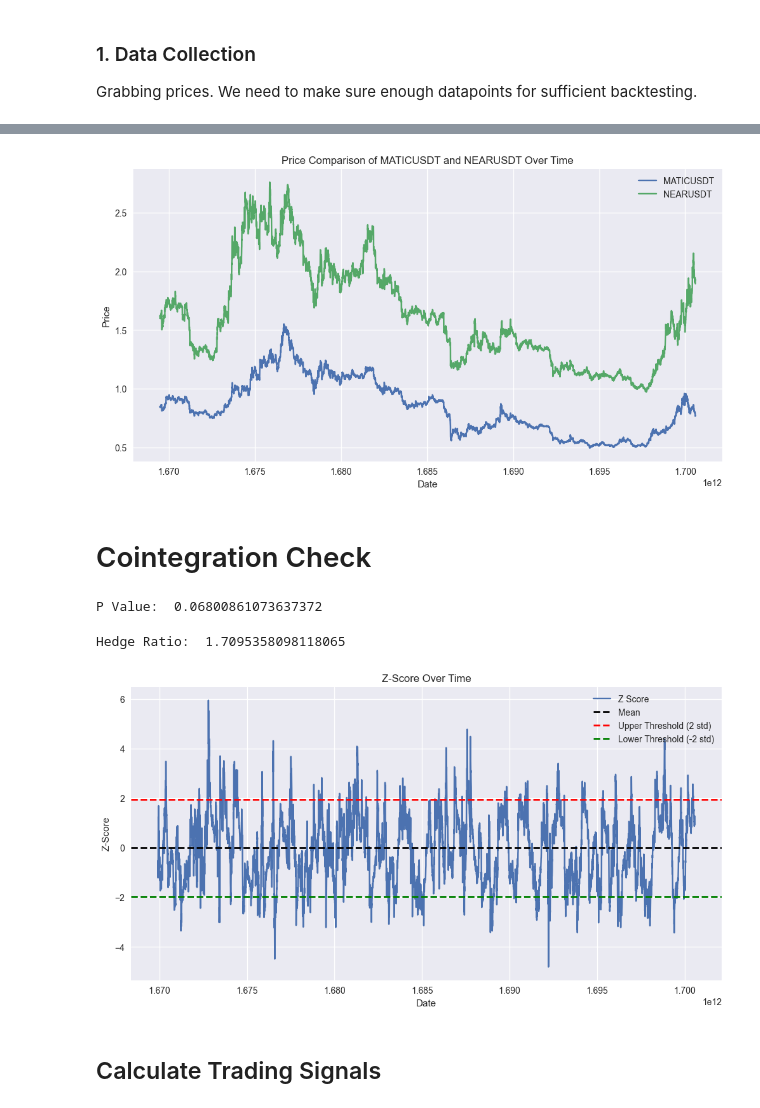
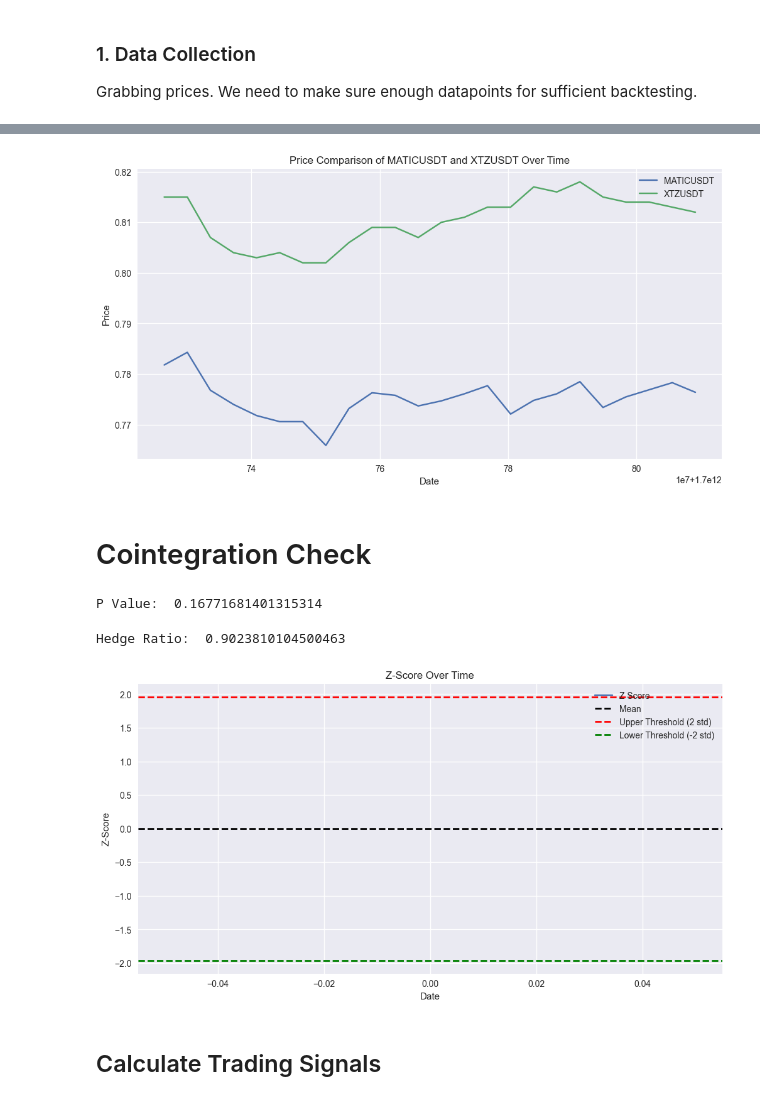
Before and after one commit to atlas-finance-io/atlas_trade, a Jupyter notebook: src/strategies/statistical_arbitrage_crypto/backtest_one.ipynb, the cells around one changed output, grey strips where cells are left out. Drawn from its saved outputs; the diff is of its cells as text; code cells hidden in the pictures.

```diff
--- a/src/strategies/statistical_arbitrage_crypto/backtest_one.ipynb
+++ b/src/strategies/statistical_arbitrage_crypto/backtest_one.ipynb
@@ -30,6 +30,7 @@ def fetch_prices(binance, symbol_one, symbol_two, look_back_days):
         try:
             # Fetch OHLCV data
             ohlcv_theta = binance.fetch_ohlcv(symbol_two, '1h', since=since_timestamp, limit=1000)
+            print(ohlcv_theta)
             ohlcv_xrp = binance.fetch_ohlcv(symbol_one, '1h', since=since_timestamp, limit=1000)
 
             # Create temporary dataframes to hold fetched data
@@ -64,11 +65,11 @@ def fetch_prices(binance, symbol_one, symbol_two, look_back_days):
 
 
 symbol_one = "MATICUSDT"
-symbol_two = "NEARUSDT"
+symbol_two = "XTZUSDT"
 
 binance = ccxt.binance()
 
-prices = fetch_prices(binance, symbol_one, symbol_two, 360)
+prices = fetch_prices(binance, symbol_one, symbol_two, 1)
 
 # Convert 'timestamp' to datetime
 prices['date'] = pd.to_datetime(prices['timestamp'], unit='ms')
@@ -105,4 +107,4 @@ timestamp
-[figure, old version]
+[figure, new version]
 # %% [markdown]
 # Cointegration Check
 # %%
@@ -121,7 +123,7 @@ print("P Value: ", pvalue)
 if pvalue < 0.05:
     print("Pair is Cointegrated")
 # %% [output]
-P Value:  0.06800861073637372
+P Value:  0.16771681401315314
 # %%
 
 zscore_window = 120 # used for zscore calculation, must be less than lookback_window
@@ -155,8 +157,8 @@ plt.legend(loc='best')
 plt.grid(True)
 plt.show()
 # %% [output]
-Hedge Ratio:  1.7095358098118065
+Hedge Ratio:  0.9023810104500463
-[figure, old version]
+[figure, new version]
 # %% [markdown]
 ## Calculate Trading Signals
 # %%
```
Also changed, not shown: parts of 3 cells of this notebook, 44 other files.
